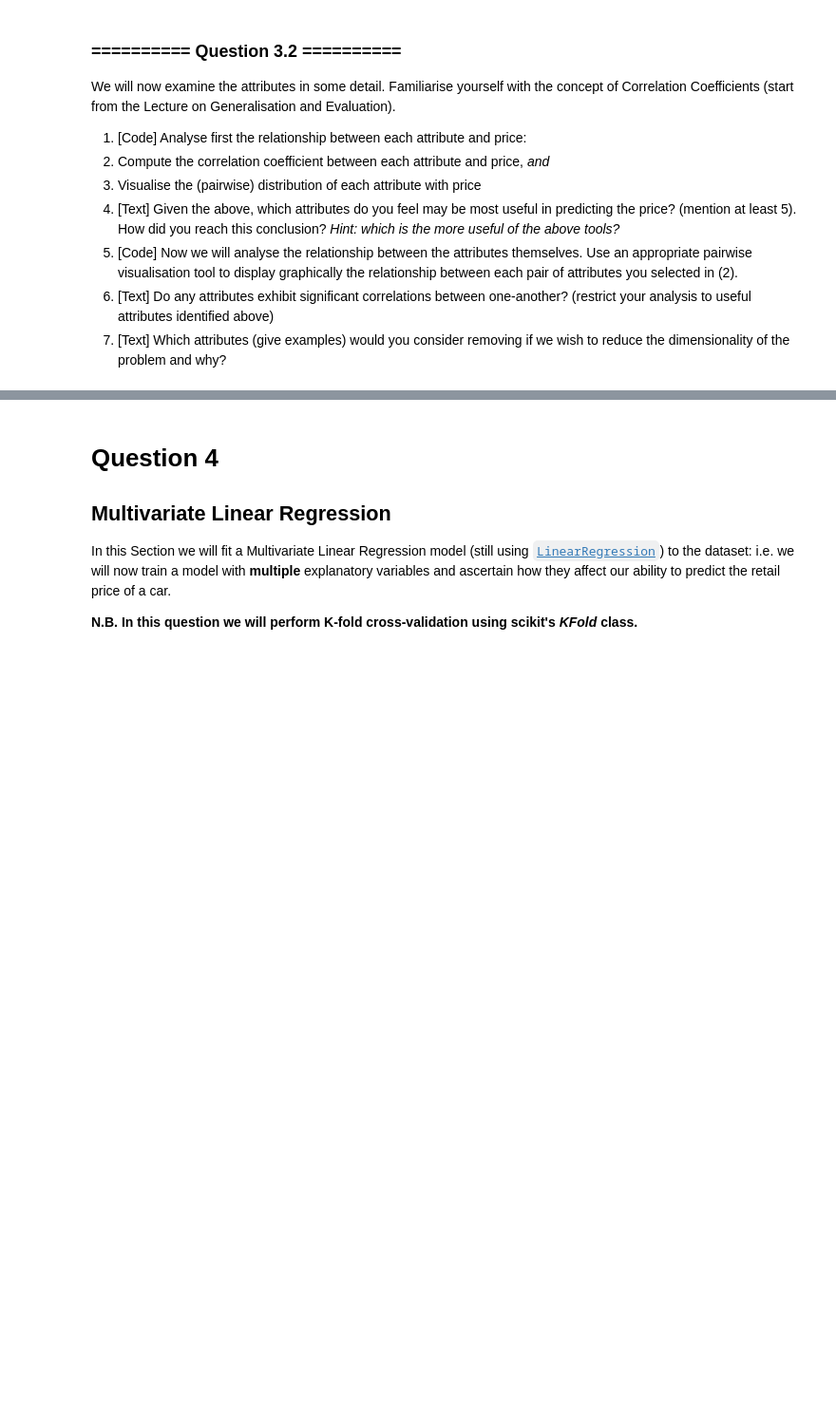
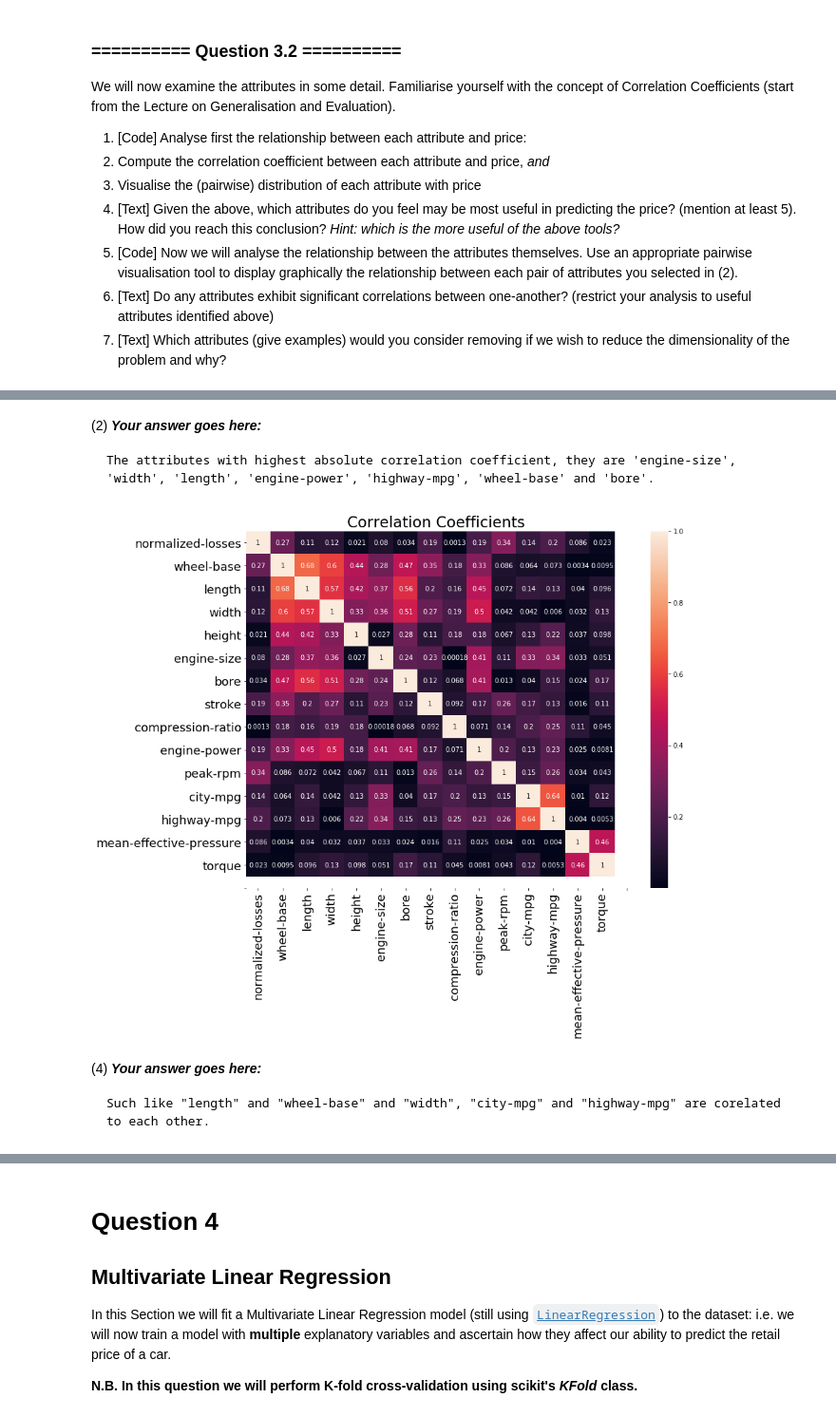
Before and after one commit to TYTTYTTYT/IAML2019, a Jupyter notebook: assignments/Assignment1/Assignment1.ipynb, the cells around one changed output, grey strips where cells are left out. Shown at 95% size. Drawn from its saved outputs; the diff is of its cells as text; code cells hidden in the pictures; blank space fills up the shorter version.

```diff
--- a/assignments/Assignment1/Assignment1.ipynb
+++ b/assignments/Assignment1/Assignment1.ipynb
@@ -396,0 +491,24 @@ We will now examine the attributes in some detail. Familiarise yourself with the
+# %% [markdown]
+(2) ***Your answer goes here:***
+
+    The attributes with highest absolute correlation coefficient, they are 'engine-size', 'width', 'length', 'engine-power', 'highway-mpg', 'wheel-base' and 'bore'.
+# %%
+# (3) # Your Code goes here:
+coe = auto_min_mean.T @ auto_min_mean
+sig = (std.reshape(std.shape[0], 1) @ std.reshape(1,std.shape[0]))
+coe = coe / sig / 158
+plt.figure(figsize=(13, 10))
+
+labels = auto_numeric.columns.values[:-1]
+sns.heatmap(np.absolute(coe[:-1, :-1]), annot=True)
+x = np.arange(16) + 0.5
+plt.xticks(x, labels, rotation='vertical', size=18)
+plt.yticks(x, labels, rotation="horizontal", size=18)
+plt.title("Correlation Coefficients", size=23)
+plt.show()
+# %% [output]
+[figure, added]
+# %% [markdown]
+(4) ***Your answer goes here:***
+
+    Such like "length" and "wheel-base" and "width", "city-mpg" and "highway-mpg" are corelated to each other.
```
Also changed, not shown: parts of 42 cells of this notebook, 1 other file.
